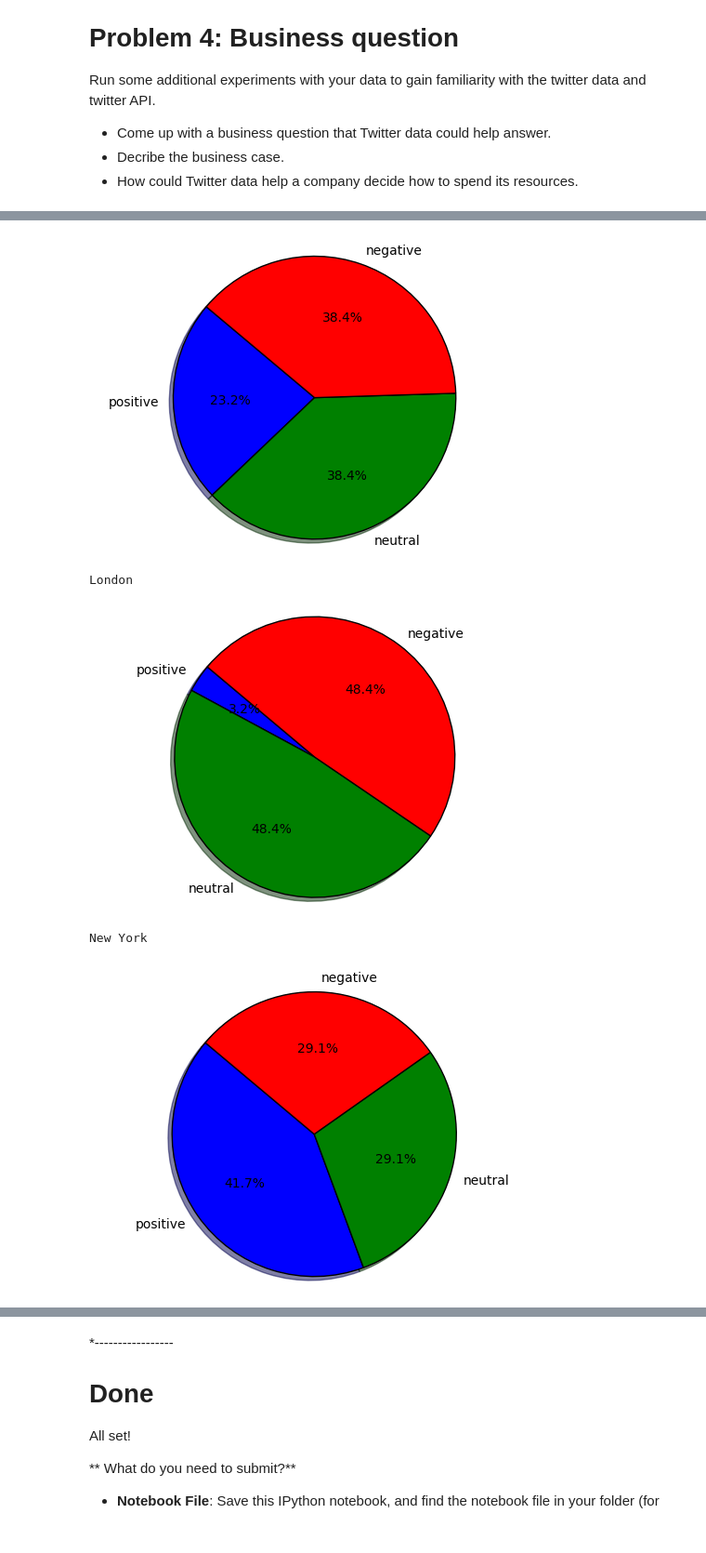
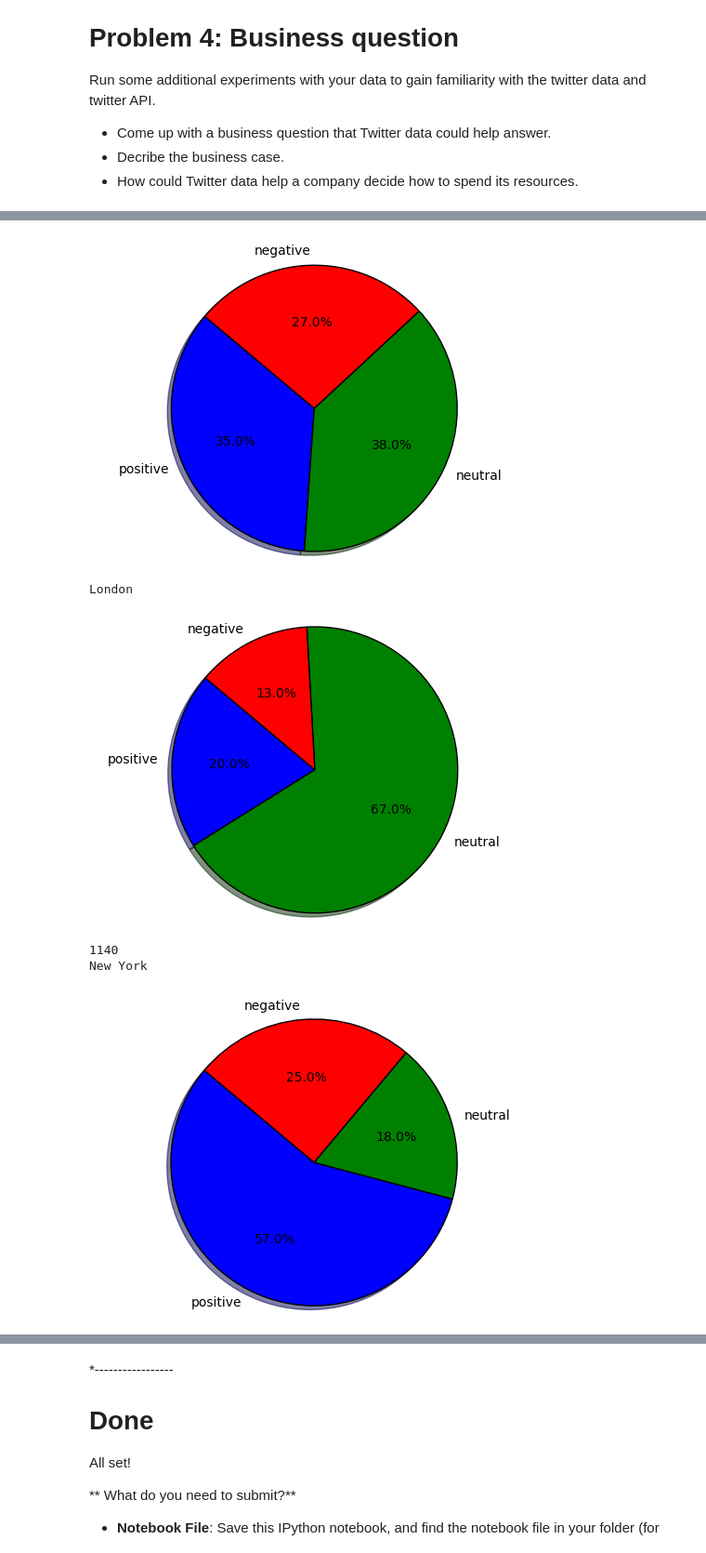
Before and after one commit to DS501-17F-Team14/Case-Study-1, a Jupyter notebook: CaseStudy1.ipynb, the cells around one changed output, grey strips where cells are left out. Shown: that part at 93% size. Cells and saved outputs as stored; diff of their text form; code cells hidden in the pictures.

```diff
--- a/CaseStudy1.ipynb
+++ b/CaseStudy1.ipynb
@@ -103,7 +103,7 @@ for city in geocentre:
         search_results = twitter_api.search.tweets(**kwargs)
         statuses += search_results['statuses']
 
-    with open('%s 09.14.2017.json'%(centercity[i]), 'w') as outfile:
+    with open('%s 09.15.2017.json'%(centercity[i]), 'w') as outfile:
         json.dump(statuses, outfile, indent=3)
     i+=1
 # %% [output]
@@ -433,6 +431,7 @@ with open("negative_words_cleaned.json", "w", encoding='utf-8') as f_neg:
 with open("positive_words_cleaned.json", "w", encoding='utf-8') as f_pos:
     f_pos.write(json.dumps(positive_words, indent=1))
 # %%
+#analyzing the sentiments of the tweets of different locations
 import nltk
 import matplotlib.pyplot as plt
 %pylab inline
@@ -468,7 +467,7 @@ def positive_negative_map(score_map):
             p_n_map["positive"] += pair[1]
         elif pair[0] == 0:
             p_n_map["neutral"] += pair[1]
-
+        else:
             p_n_map["negative"] += pair[1]
     return p_n_map
 
@@ -476,49 +475,48 @@ negative_words = load_data("negative_words_cleaned.json")
 positive_words = load_data("positive_words_cleaned.json")
 
 
-data_strings = load_data("Mumbai 09.14.2017.json")
+data_strings = load_data("Mumbai 09.15.2017.json")
 labels = 'positive', 'neutral', 'negative'
 score_map = estimate_features(data_strings, negative_words, positive_words)
 p_n_map = positive_negative_map(score_map)
 res=[]
-#print(p_n_map)
-for i in p_n_map.items():
-    #print(i)
-    res.append(i[1])
+print(p_n_map)
+res.append(p_n_map.get("positive"))
+res.append(p_n_map.get("neutral"))
+res.append(p_n_map.get("negative"))
 print("Mumbai")
 plt.pie(res, labels = labels, autopct='%1.1f%%', shadow=True, startangle=140)
 plt.axis('equal')
 plt.show()
 
-data_strings = load_data("London 09.14.2017.json")
+data_strings = load_data("London 09.15.2017.json")
+labels = 'positive', 'neutral', 'negative'
+score_map = estimate_features(data_strings, negative_words, positive_words)
+p_n_map = positive_negative_map(score_map)
+res=[]
+res.append(p_n_map.get("positive"))
+res.append(p_n_map.get("neutral"))
+res.append(p_n_map.get("negative"))
+print("London")
+plt.pie(res, labels = labels, autopct='%1.1f%%', shadow=True, startangle=140)
+plt.axis('equal')
+plt.show()
+
+data_strings = load_data("New York 09.15.2017.json")
 
 labels = 'positive', 'neutral', 'negative'
 score_map = estimate_features(data_strings, negative_words, positive_words)
 p_n_map = positive_negative_map(score_map)
 res=[]
-#print(p_n_map)
-for i in p_n_map.items():
-    #print(i)
-    res.append(i[1])
-print("London")
+print(p_n_map.get("positive"))
+res.append(p_n_map.get("positive"))
+res.append(p_n_map.get("neutral"))
+res.append(p_n_map.get("negative"))
+print("New York")
+#print(res)
 plt.pie(res, labels = labels, autopct='%1.1f%%', shadow=True, startangle=140)
 plt.axis('equal')
 plt.show()
-
-data_strings = load_data("New York 09.14.2017.json")
-
-labels = 'positive', 'neutral', 'negative'
-score_map = estimate_features(data_strings, negative_words, positive_words)
-p_n_map = positive_negative_map(score_map)
-res=[]
-#print(p_n_map)
-for i in p_n_map.items():
-    #print(i)
-    res.append(i[1])
-print("New York")
-plt.pie(res, labels = labels, autopct='%1.1f%%', shadow=True, startangle=140)
-plt.axis('equal')
-plt.show()
 # %% [output]
 Populating the interactive namespace from numpy and matplotlib
 [nltk_data] Downloading package punkt to
@@ -527,7 +526,8 @@ Populating the interactive namespace from numpy and matplotlib
 Mumbai
-[figure, old version]
+[figure, new version]
 London
-[figure, old version]
+[figure, new version]
+1140
 New York
-[figure, old version]
+[figure, new version]
 # %%
```
Also changed, not shown: parts of 5 cells of this notebook, 15 other files.
